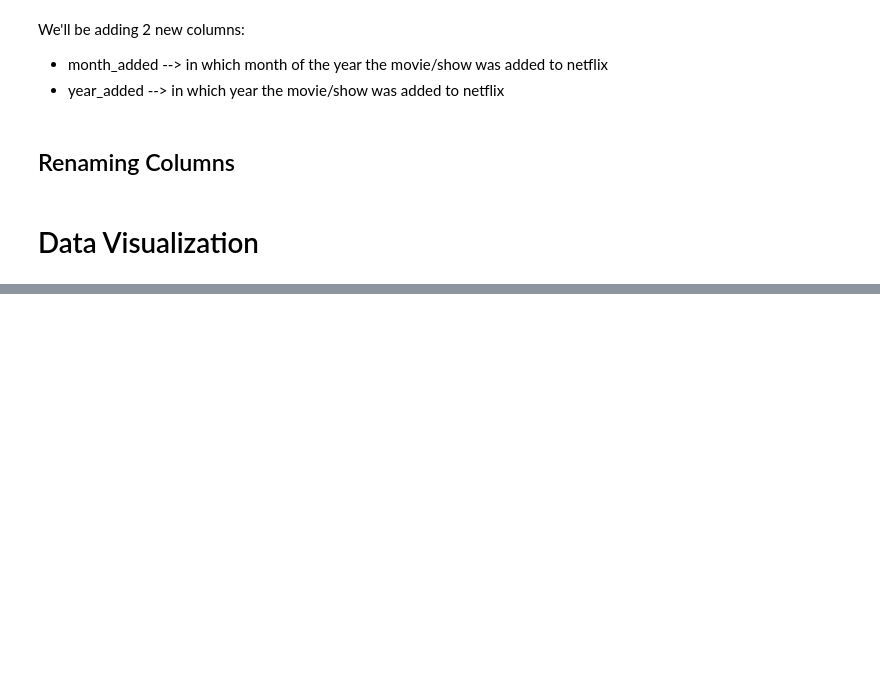
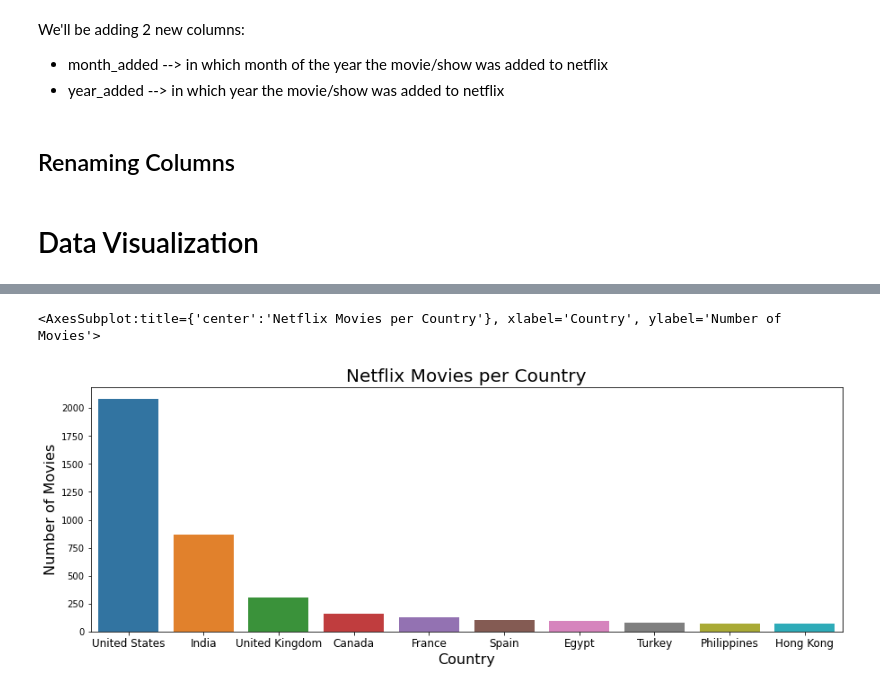
Before and after one commit to kimurarh/netflix-analysis, a Jupyter notebook: Netflix-Analysis.ipynb, the cells around one changed output, grey strips where cells are left out. Saved outputs shown, nothing was run; the diff lists cells and outputs as text; code cells hidden in the pictures; blank space fills up the shorter version.

```diff
--- a/Netflix-Analysis.ipynb
+++ b/Netflix-Analysis.ipynb
@@ -224,0 +257,10 @@ Objectives:
+# %%
+plt.figure(figsize=(15,5))
+plt.title('Netflix Movies per Country', fontsize=20)
+plt.ylabel('Number of Movies', fontsize=16)
+plt.xlabel('Country', fontsize=16)
+plt.xticks(fontsize=12)
+sns.barplot(x = movies_per_country.index, y = movies_per_country.values)
+# %% [output]
+<AxesSubplot:title={'center':'Netflix Movies per Country'}, xlabel='Country', ylabel='Number of Movies'>
+[figure, added]
```
Also changed, not shown: parts of 24 cells of this notebook.
